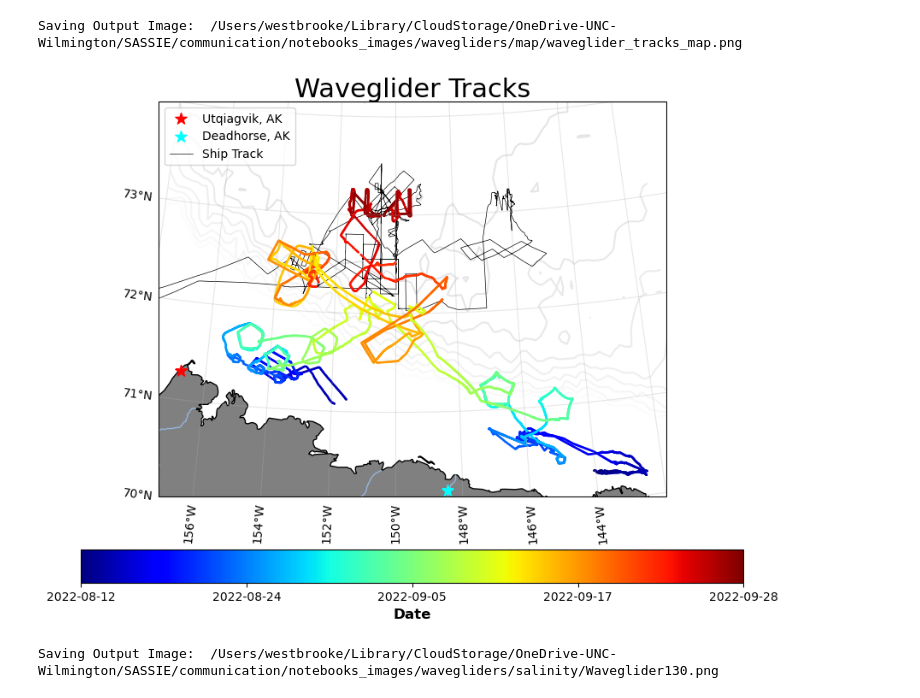
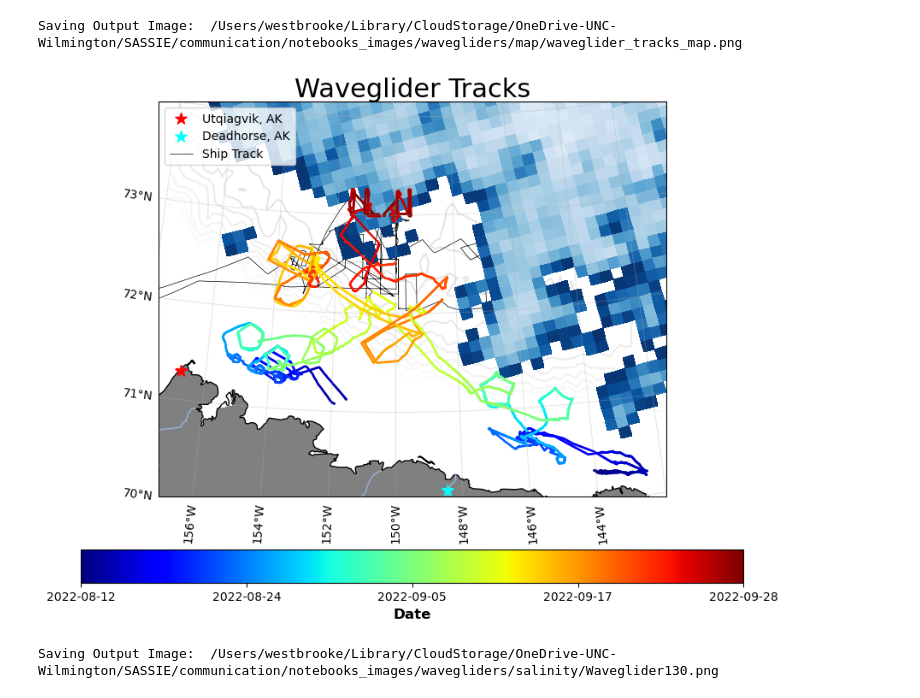
Before and after one commit to NASA-SASSIE/data-vis, a Jupyter notebook: SASSIE_wavegliders.ipynb, the cells around one changed output. Cells and saved outputs as stored; diff of their text form; code cells hidden in the pictures.

```diff
--- a/SASSIE_wavegliders.ipynb
+++ b/SASSIE_wavegliders.ipynb
@@ -16,7 +16,7 @@ import requests
 dir_in = '/Users/westbrooke/Library/CloudStorage/OneDrive-UNC-Wilmington/SASSIE/L2/wavegliders/Final/'
 
 ##LOCAL DIRECTORY FOR AMSR SEA ICE DATA TO BE STORED
-ice_dir = '/Users/westbrooke/Library/CloudStorage/OneDrive-UNC-Wilmington/SASSIE/sea_ice/wave_glider'
+ice_dir = '/Users/westbrooke/Library/CloudStorage/OneDrive-UNC-Wilmington/SASSIE/sea_ice/'
 if not os.path.exists(ice_dir):
     os.makedirs(ice_dir)
 
@@ -146,11 +146,11 @@ def map_wavegliders(bathymetry_data=True,ice_data=False,ship_track=True):
         filename_si='AMSR_U2_L3_SeaIce12km_B04_'+str(start_time.year)+str(start_time.month).zfill(2)+str(start_time.day).zfill(2)+'.he5'
         i=0
         time_tmp=start_time - timedelta(days=i)
-        while os.path.isfile(str(ice_dir)+'/'+filename_si)==False and i<15:
+        while os.path.isfile(ice_dir+filename_si)==False and i<15:
             time_tmp=start_time - timedelta(days=i)
             filename_si='AMSR_U2_L3_SeaIce12km_B04_'+str(time_tmp.year)+str(time_tmp.month).zfill(2)+str(time_tmp.day).zfill(2)+'.he5'
             url = requests.get('https://n5eil01u.ecs.nsidc.org/AMSA/AU_SI12.001/'+str(time_tmp.year)+'.'+str(time_tmp.month).zfill(2)+'.'+str(time_tmp.day).zfill(2)+'/'+filename_si)
-            with open(str(ice_dir)+'/'+filename_si, 'wb') as f:
+            with open(ice_dir+filename_si, 'wb') as f:
                 f.write(url.content)
             i=i+1
 
@@ -159,19 +159,19 @@ def map_wavegliders(bathymetry_data=True,ice_data=False,ship_track=True):
         filename_si='AMSR_U2_L3_SeaIce12km_B04_'+str(end_time.year)+str(end_time.month).zfill(2)+str(end_time.day).zfill(2)+'.he5'
         i=0
         time_tmp=end_time - timedelta(days=i)
-        while os.path.isfile(str(ice_dir)+'/'+filename_si)==False and i<15:
+        while os.path.isfile(ice_dir+filename_si)==False and i<15:
             time_tmp=end_time - timedelta(days=i)
             filename_si='AMSR_U2_L3_SeaIce12km_B04_'+str(time_tmp.year)+str(time_tmp.month).zfill(2)+str(time_tmp.day).zfill(2)+'.he5'
             url = requests.get('https://n5eil01u.ecs.nsidc.org/AMSA/AU_SI12.001/'+str(time_tmp.year)+'.'+str(time_tmp.month).zfill(2)+'.'+str(time_tmp.day).zfill(2)+'/'+filename_si)
-            with open(str(ice_dir)+'/'+filename_si, 'wb') as f:
+            with open(ice_dir+filename_si, 'wb') as f:
                 f.write(url.content)
             i=i+1
 
         #apply ice data at the end of the time range (ice sheet growth) in red
         filename_si='AMSR_U2_L3_SeaIce12km_B04_'+str(end_time.year)+str(end_time.month).zfill(2)+str(end_time.day).zfill(2)+'.he5'
-        if os.path.isfile(str(ice_dir)+'/'+filename_si):
-            dsc = xr.open_dataset(str(ice_dir)+'/'+filename_si,group='HDFEOS/GRIDS/NpPolarGrid12km')
-            dsd = xr.open_dataset(str(ice_dir)+'/'+filename_si,group='HDFEOS/GRIDS/NpPolarGrid12km/Data Fields')
+        if os.path.isfile(ice_dir+filename_si):
+            dsc = xr.open_dataset(ice_dir+filename_si,group='HDFEOS/GRIDS/NpPolarGrid12km')
+            dsd = xr.open_dataset(ice_dir+filename_si,group='HDFEOS/GRIDS/NpPolarGrid12km/Data Fields')
             var1 = np.array(dsd.SI_12km_NH_ICECON_DAY.squeeze().values)
             indx = np.where((var1==120) | (var1==0))
 
@@ -185,9 +185,9 @@ def map_wavegliders(bathymetry_data=True,ice_data=False,ship_track=True):
 
         #apply ice data at the start of the time range in blue
         filename_si='AMSR_U2_L3_SeaIce12km_B04_'+str(start_time.year)+str(start_time.month).zfill(2)+str(start_time.day).zfill(2)+'.he5'
-        if os.path.isfile(str(ice_dir)+'/'+filename_si):
-            dsc = xr.open_dataset(str(ice_dir)+'/'+filename_si,group='HDFEOS/GRIDS/NpPolarGrid12km')
-            dsd = xr.open_dataset(str(ice_dir)+'/'+filename_si,group='HDFEOS/GRIDS/NpPolarGrid12km/Data Fields')
+        if os.path.isfile(ice_dir+filename_si):
+            dsc = xr.open_dataset(ice_dir+filename_si,group='HDFEOS/GRIDS/NpPolarGrid12km')
+            dsd = xr.open_dataset(ice_dir+filename_si,group='HDFEOS/GRIDS/NpPolarGrid12km/Data Fields')
             var1 = np.array(dsd.SI_12km_NH_ICECON_DAY.squeeze().values)
             indx = np.where((var1==120) | (var1==0))
             var1[indx] = 0
@@ -221,10 +221,10 @@ def map_wavegliders(bathymetry_data=True,ice_data=False,ship_track=True):
     print('Saving Output Image:  '+fig_dir+'map/waveglider_tracks_map.png')
     plt.savefig(fig_dir+'map/waveglider_tracks_map.png',dpi='figure',format='png')
 # %%
-map_wavegliders()
+map_wavegliders(ice_data=True)
 # %% [output]
 Saving Output Image:  /Users/westbrooke/Library/CloudStorage/OneDrive-UNC-Wilmington/SASSIE/communication/notebooks_images/wavegliders/map/waveglider_tracks_map.png
-[figure, old version]
+[figure, new version]
 # %%
 ##USE THIS TO MAP WAVEGLIDER VARIABLES
 def map_waveglider_variable(wg_number,var,var_min,var_max,ice_data=False,ship_track=True,bathymetry_data=True):
```
Also changed, not shown: parts of 2 cells of this notebook, 3 other files.
